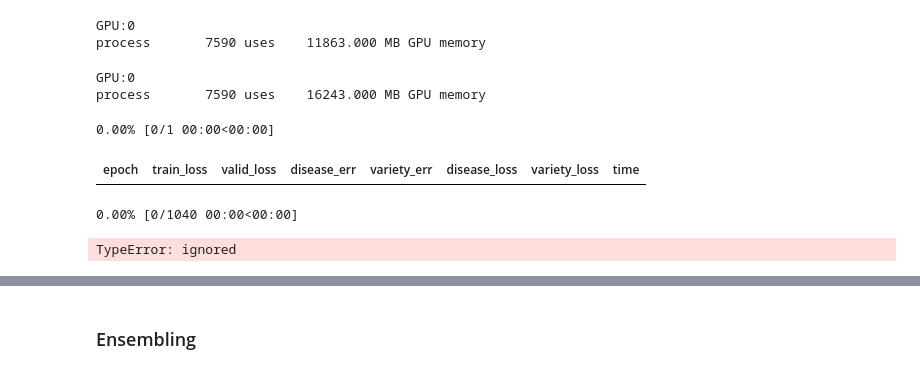
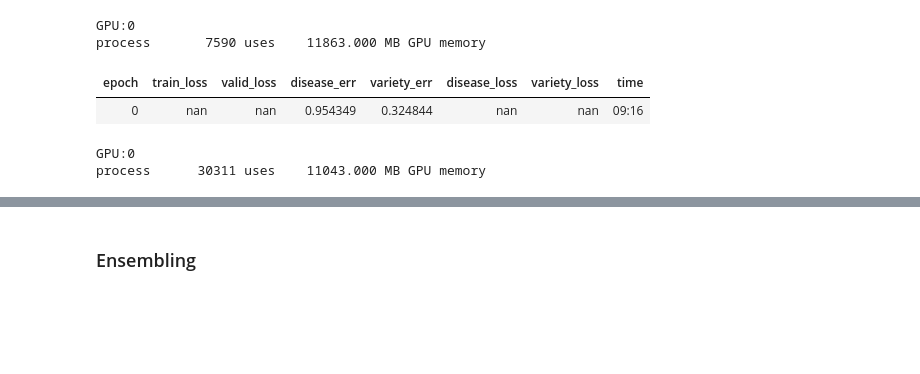
Before and after one commit to sayanbanerjee32/paddy_comp_with_jhoward, a Jupyter notebook: multi_target.ipynb, the cells around one changed output, grey strips where cells are left out. Drawn from its saved outputs; the diff is of its cells as text; code cells hidden in the pictures; blank space fills up the shorter version.

```diff
--- a/multi_target.ipynb
+++ b/multi_target.ipynb
@@ -190,13 +192,11 @@ process       7590 uses    11863.000 MB GPU memory
 train('convnext_large_in22k', (320,240), epochs=1, accum=4, finetune=False)
 report_gpu()
 # %%
-train('vit_large_patch16_224', 224, epochs=1, accum=8, finetune=False)
+train('vit_large_patch16_224', 224, epochs=1, accum=4, finetune=False)
 report_gpu()
 # %% [output]
+| epoch | train_loss | valid_loss | disease_err | variety_err | disease_loss | variety_loss | time |
+| 0 | nan | nan | 0.954349 | 0.324844 | nan | nan | 09:16 |
 GPU:0
-process       7590 uses    16243.000 MB GPU memory
+process      30311 uses    11043.000 MB GPU memory
-0.00% [0/1 00:00<00:00]
-| epoch | train_loss | valid_loss | disease_err | variety_err | disease_loss | variety_loss | time |
-0.00% [0/1040 00:00<00:00]
-TypeError: ignored
 # %%
```
Also changed, not shown: parts of 14 cells of this notebook.
